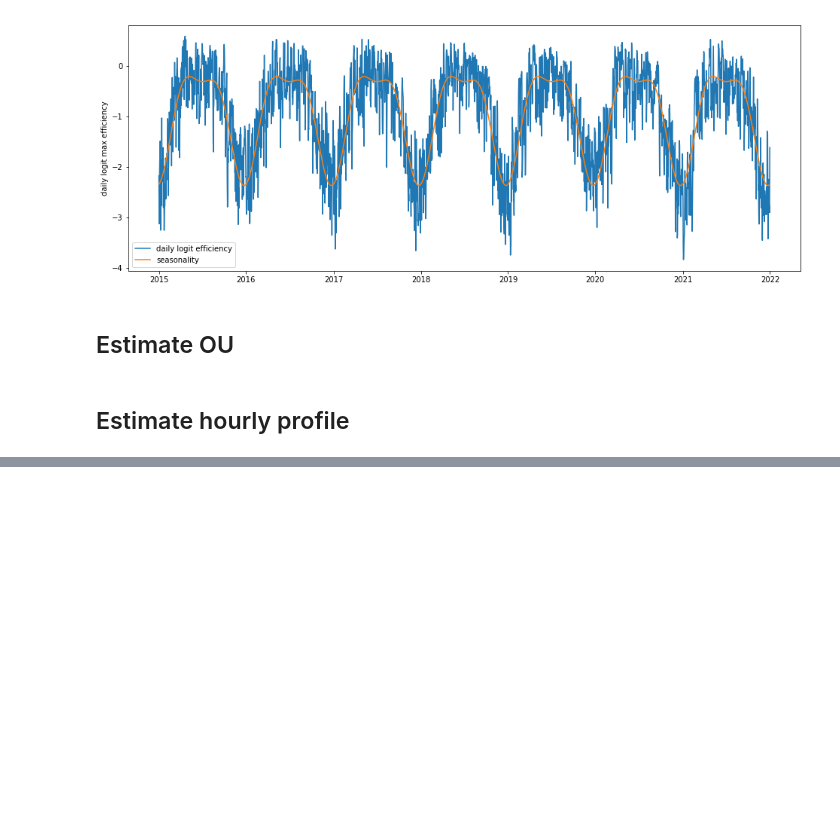
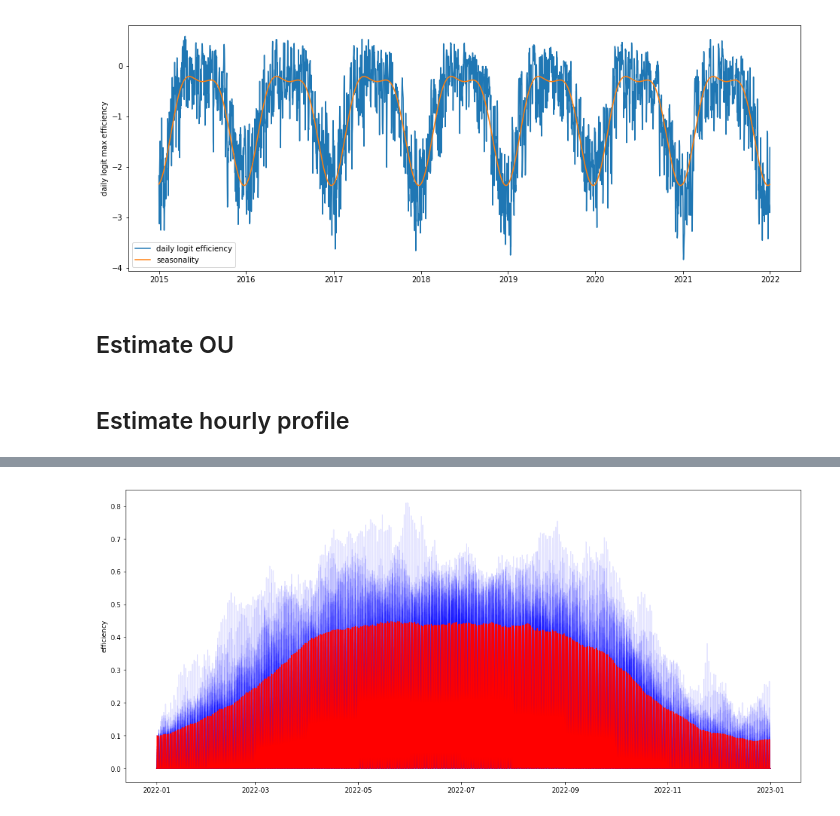
Before and after one commit to pikki622/RiVaPy, a Jupyter notebook: notebooks/models/calibration_residual_demand_model.ipynb, the cells around one changed output, grey strips where cells are left out. Cells and saved outputs as stored; diff of their text form; code cells hidden in the pictures; blank space fills up the shorter version.

```diff
--- a/notebooks/models/calibration_residual_demand_model.ipynb
+++ b/notebooks/models/calibration_residual_demand_model.ipynb
@@ -232 +223,3 @@ solar['rel_production'] = solar['production']/solar['max_production']
+# %%
+solar_profile = rdm.MonthlySolarProfile(monthly_solar_profile)
 # %%
@@ -240,0 +250,16 @@ for i,m in enumerate(solar.month.unique()):
+# %%
+solar_model = rdm.SolarPowerModel(ou_model_solar, solar_profile, pf_target_solar)
+# %%
+n_sims = 100
+np.random.seed(42)
+tg = DateTimeGrid(start=dt.datetime(2022,1,1), end=dt.datetime(2023,1,1), freq='1H')
+rnd = np.random.normal(size=(tg.shape[0], n_sims))
+solar_simulated = solar_model.simulate(tg, start_value=0.1, rnd=rnd)
+# %%
+plt.figure(figsize=(18,8))
+for i in range(30):
+    plt.plot(tg.dates, solar_simulated[:,i],'-b', alpha=0.1)
+plt.plot(tg.dates, solar_simulated.mean(axis=1), '-r', label='mean')
+plt.ylabel('efficiency');
+# %% [output]
+[figure, added]
```
Also changed, not shown: parts of 10 cells of this notebook, 2 other files.
